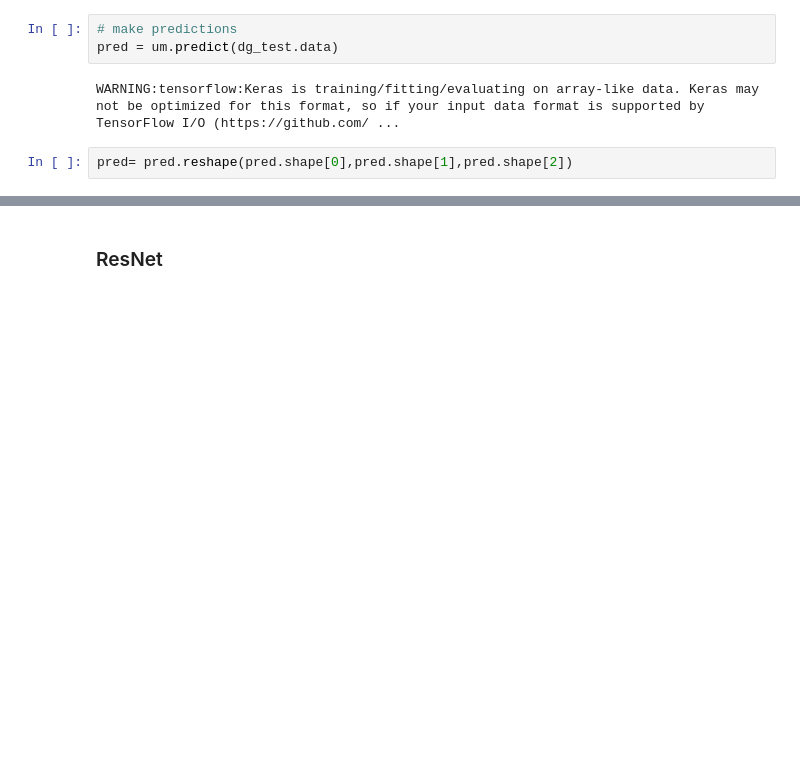
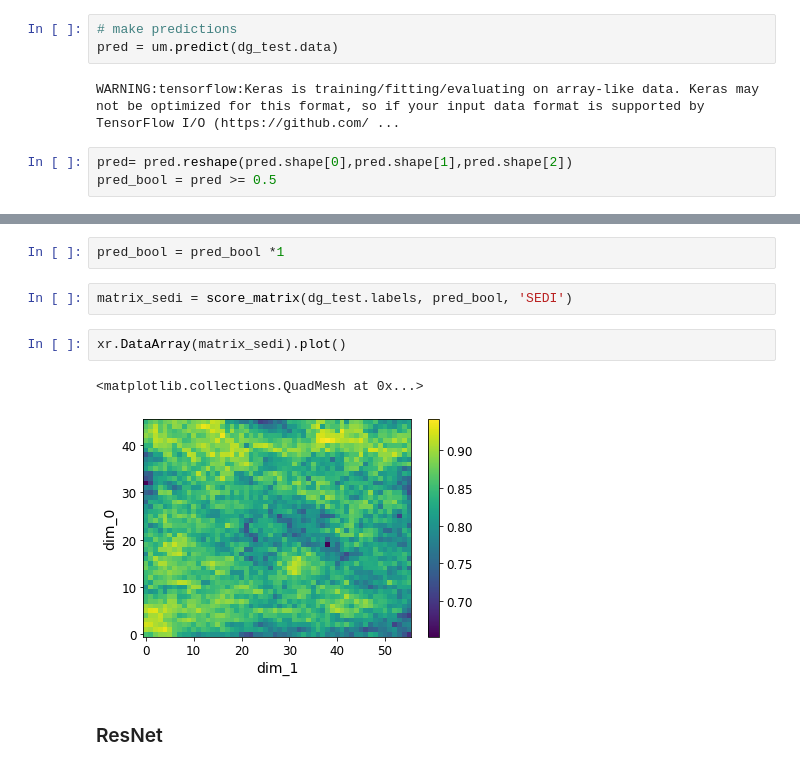
Before and after one commit to ML-precip/precip-predict, a Jupyter notebook: 03_testing_UNets.ipynb, the cells around one changed output, grey strips where cells are left out. Saved outputs shown, nothing was run; the diff lists cells and outputs as text; blank space fills up the shorter version.

Commit message:
adding more evaluation scores

```diff
--- a/03_testing_UNets.ipynb
+++ b/03_testing_UNets.ipynb
@@ -314,3 +317,4 @@ pred = um.predict(dg_test.data)
 WARNING:tensorflow:Keras is training/fitting/evaluating on array-like data. Keras may not be optimized for this format, so if your input data format is supported by TensorFlow I/O (https://github.com/ ...
 # %%
 pred= pred.reshape(pred.shape[0],pred.shape[1],pred.shape[2])
+pred_bool = pred >= 0.5
@@ -326,3 +321,12 @@ Coordinates:
+# %%
+pred_bool = pred_bool *1
+# %%
+matrix_sedi = score_matrix(dg_test.labels, pred_bool, 'SEDI')
+# %%
+xr.DataArray(matrix_sedi).plot()
+# %% [output]
+<matplotlib.collections.QuadMesh at 0x...>
+[figure, added]
 # %% [markdown]
 ### ResNet
 # %%
```
Also changed, not shown: parts of 10 cells of this notebook, 1 other file.
